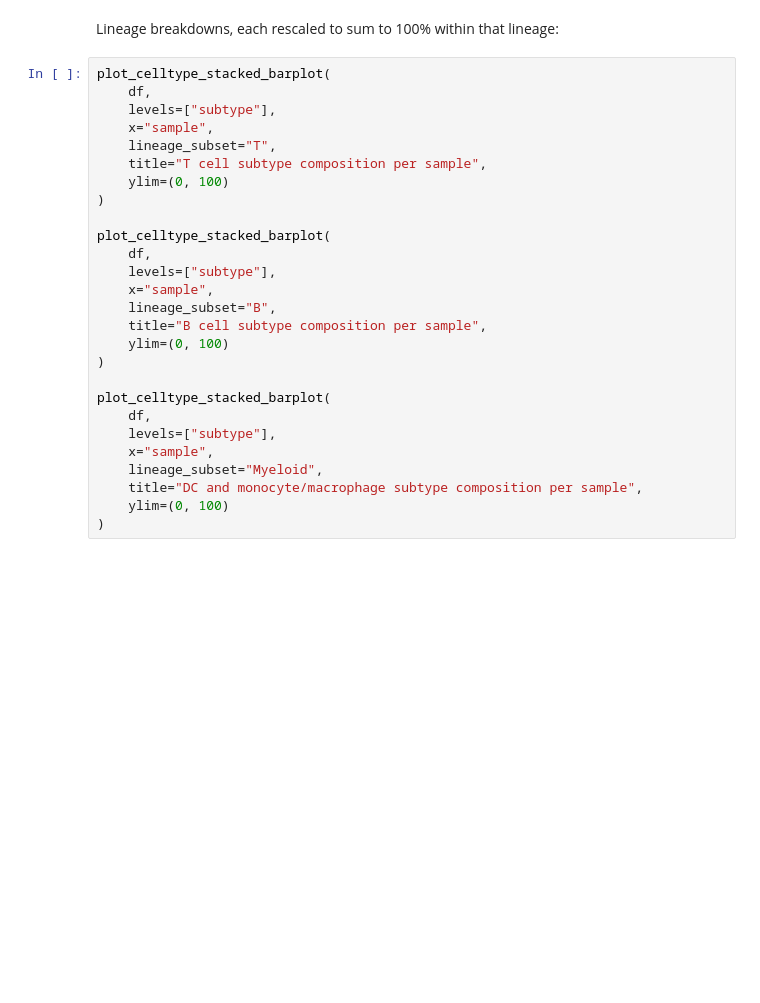
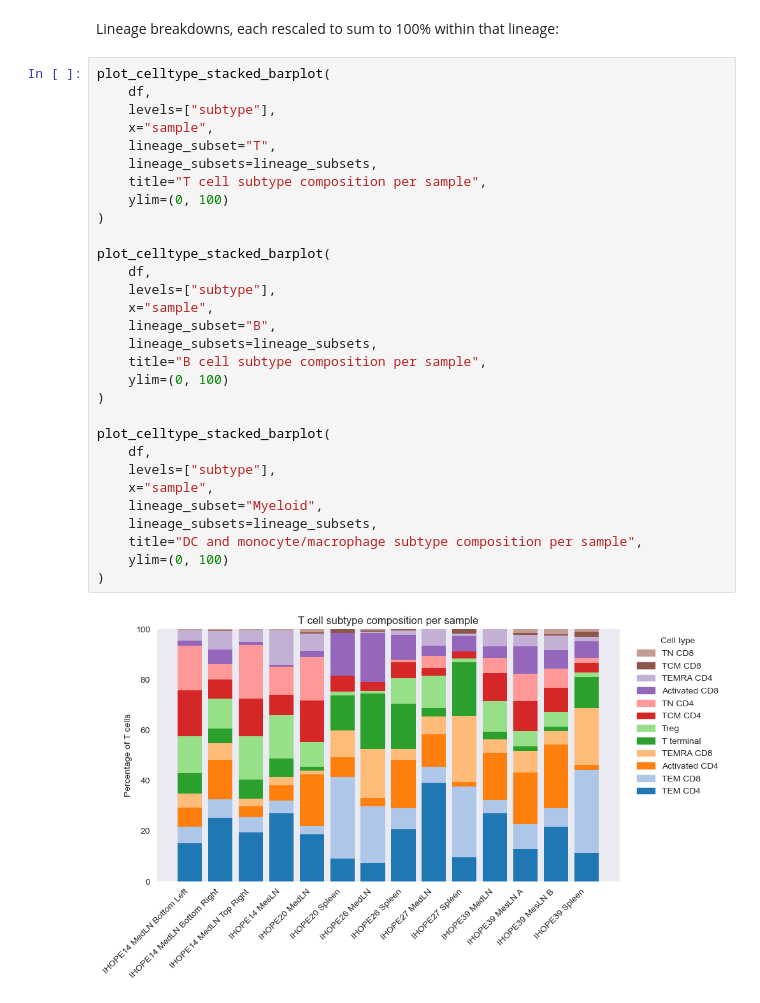
Before and after one commit to EmmyRamsesBerg/IHOPE_SpatialProteomics, a Jupyter notebook: notebooks/Sample_comparison_IHOPE.ipynb, the cells around one changed output. Drawn from its saved outputs; the diff is of its cells as text; blank space fills up the shorter version.

```diff
--- a/notebooks/Sample_comparison_IHOPE.ipynb
+++ b/notebooks/Sample_comparison_IHOPE.ipynb
@@ -374,27 +425,32 @@ Lineage breakdowns, each rescaled to sum to 100% within that lineage:
 # %%
 plot_celltype_stacked_barplot(
     df,
     levels=["subtype"],
     x="sample",
     lineage_subset="T",
+    lineage_subsets=lineage_subsets,
     title="T cell subtype composition per sample",
     ylim=(0, 100)
 )
 
 plot_celltype_stacked_barplot(
     df,
     levels=["subtype"],
     x="sample",
     lineage_subset="B",
+    lineage_subsets=lineage_subsets,
     title="B cell subtype composition per sample",
     ylim=(0, 100)
 )
 
 plot_celltype_stacked_barplot(
     df,
     levels=["subtype"],
     x="sample",
     lineage_subset="Myeloid",
+    lineage_subsets=lineage_subsets,
     title="DC and monocyte/macrophage subtype composition per sample",
     ylim=(0, 100)
 )
+# %% [output]
+[figure, added]
```
Also changed, not shown: parts of 8 cells of this notebook, 1 other file.
